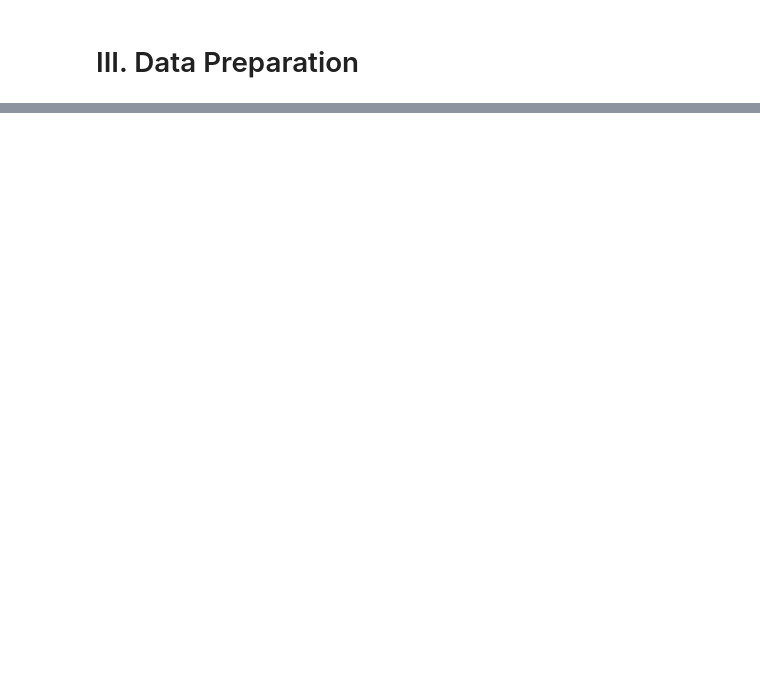
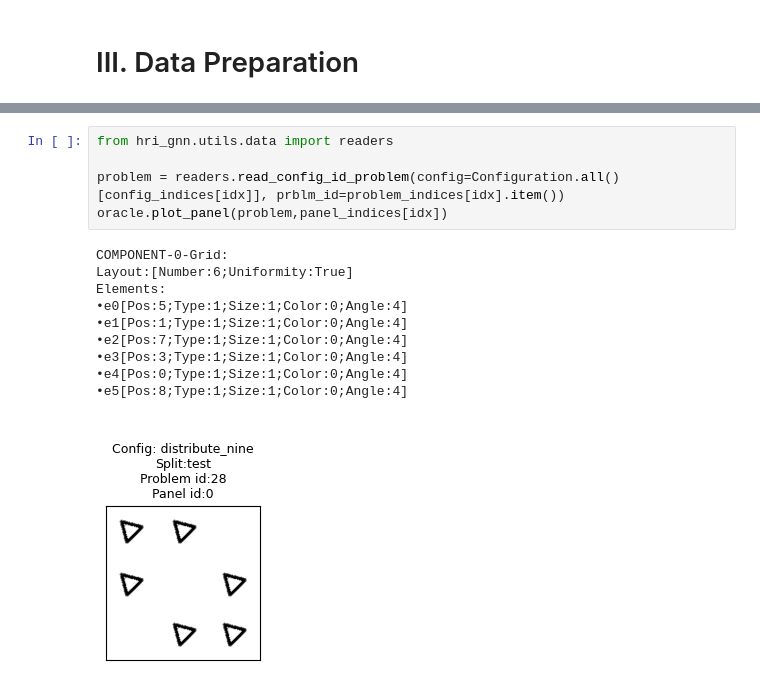
Before and after one commit to DhiaEddineSaidi/HRI-GNN, a Jupyter notebook: notebooks/data_exploration_and_preparation.ipynb, the cells around one changed output, grey strips where cells are left out. Drawn from its saved outputs; the diff is of its cells as text; blank space fills up the shorter version.

```diff
--- a/notebooks/data_exploration_and_preparation.ipynb
+++ b/notebooks/data_exploration_and_preparation.ipynb
@@ -422,0 +452,16 @@ oracle.plot_crops(flat_crops[:3],)
+# %%
+from hri_gnn.utils.data import readers
+
+problem = readers.read_config_id_problem(config=Configuration.all()[config_indices[idx]], prblm_id=problem_indices[idx].item())
+oracle.plot_panel(problem,panel_indices[idx])
+# %% [output]
+COMPONENT-0-Grid:
+Layout:[Number:6;Uniformity:True]
+Elements:
+•e0[Pos:5;Type:1;Size:1;Color:0;Angle:4]
+•e1[Pos:1;Type:1;Size:1;Color:0;Angle:4]
+•e2[Pos:7;Type:1;Size:1;Color:0;Angle:4]
+•e3[Pos:3;Type:1;Size:1;Color:0;Angle:4]
+•e4[Pos:0;Type:1;Size:1;Color:0;Angle:4]
+•e5[Pos:8;Type:1;Size:1;Color:0;Angle:4]
+[figure, added]
```
Also changed, not shown: parts of 21 cells of this notebook.
